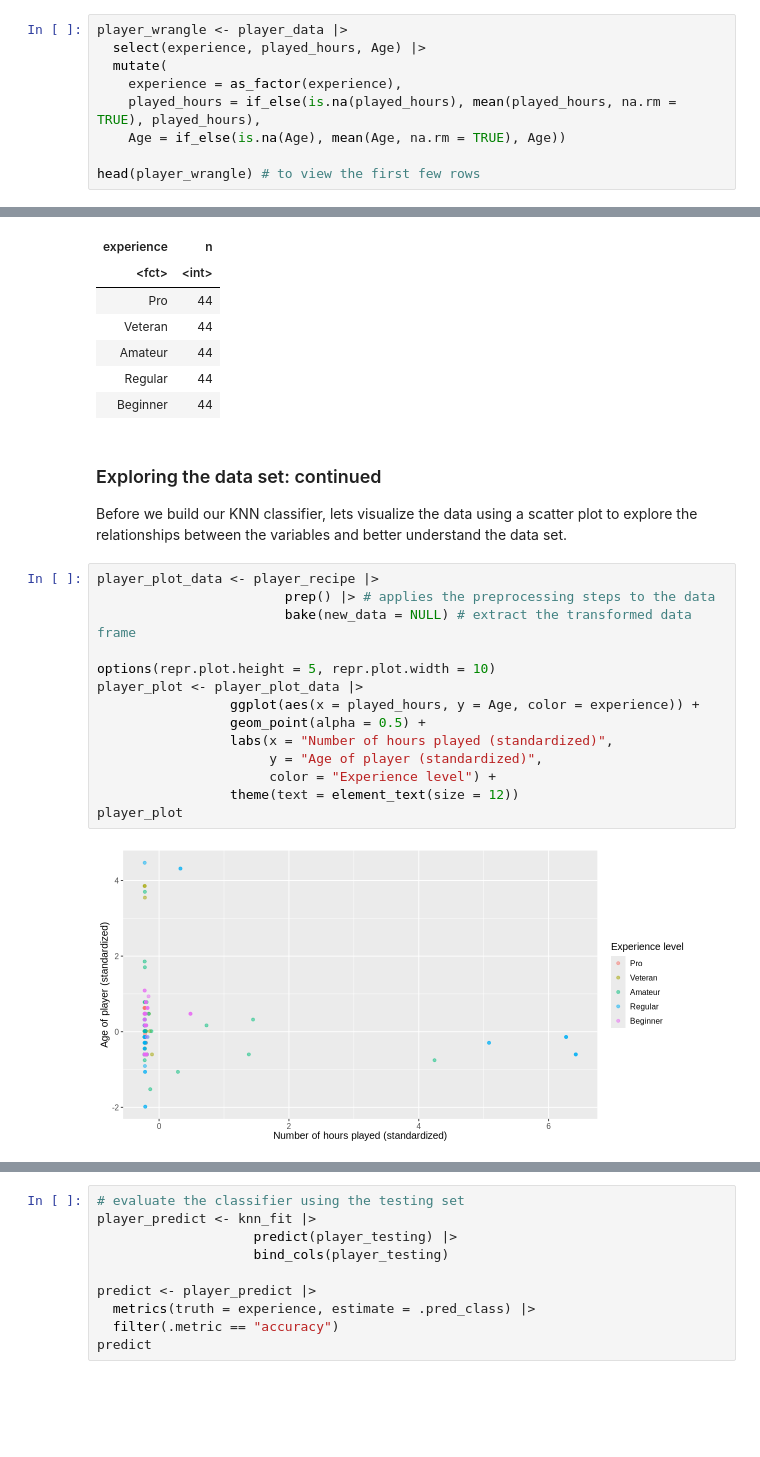
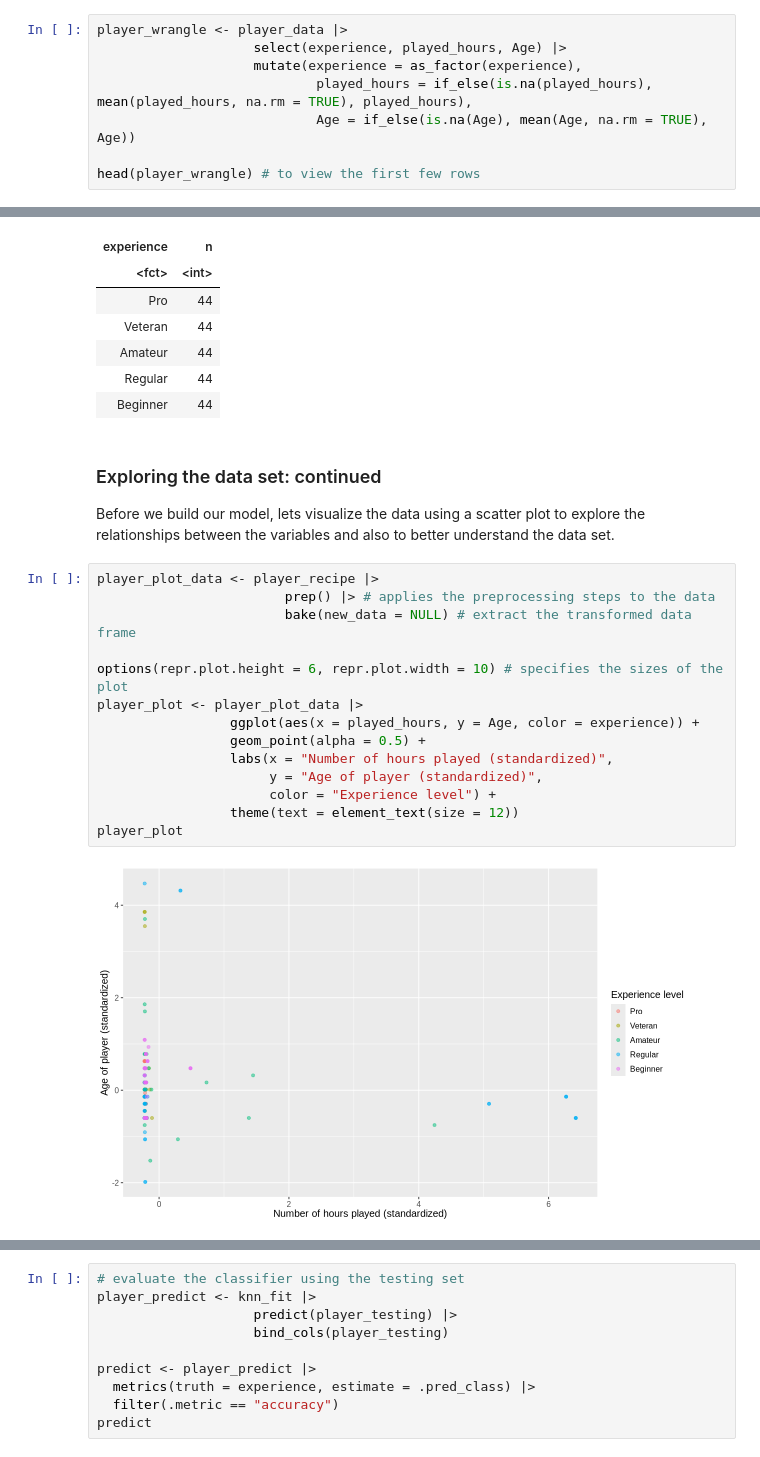
Before and after one commit to sophiaspark/dsci100_final_project, a Jupyter notebook: final_project.ipynb, the cells around one changed output, grey strips where cells are left out. Saved outputs shown, nothing was run; the diff lists cells and outputs as text; blank space fills up the shorter version.

Commit message:
Completed the rough draft of the project
The rough draft of the project is completed. Next I will go over it again to polish and check for grammar before submitting.

```diff
--- a/final_project.ipynb
+++ b/final_project.ipynb
@@ -97,10 +106,9 @@ The results are assigned to an object called player_wrangle
 # %%
 player_wrangle <- player_data |>
-  select(experience, played_hours, Age) |>
-  mutate(
-    experience = as_factor(experience),
-    played_hours = if_else(is.na(played_hours), mean(played_hours, na.rm = TRUE), played_hours),
-    Age = if_else(is.na(Age), mean(Age, na.rm = TRUE), Age))
+                    select(experience, played_hours, Age) |>
+                    mutate(experience = as_factor(experience),
+                            played_hours = if_else(is.na(played_hours), mean(played_hours, na.rm = TRUE), played_hours),
+                            Age = if_else(is.na(Age), mean(Age, na.rm = TRUE), Age))
 
 head(player_wrangle) # to view the first few rows
 # %% [output]
@@ -172,21 +178,21 @@ A tibble: 5 × 2
 # %% [markdown]
 ### Exploring the data set: continued
 
-Before we build our KNN classifier, lets visualize the data using a scatter plot to explore the relationships between the variables and better understand the data set.
+Before we build our model, lets visualize the data using a scatter plot to explore the relationships between the variables and also to better understand the data set.
 # %%
 player_plot_data <- player_recipe |>
                         prep() |> # applies the preprocessing steps to the data
                         bake(new_data = NULL) # extract the transformed data frame
 
-options(repr.plot.height = 5, repr.plot.width = 10)
+options(repr.plot.height = 6, repr.plot.width = 10) # specifies the sizes of the plot
 player_plot <- player_plot_data |>
                  ggplot(aes(x = played_hours, y = Age, color = experience)) +
                  geom_point(alpha = 0.5) +
                  labs(x = "Number of hours played (standardized)",
                       y = "Age of player (standardized)",
                       color = "Experience level") +
                  theme(text = element_text(size = 12))
 player_plot
 # %% [output]
-[figure, old version]
+[figure, new version]
 # %% [markdown]
```
Also changed, not shown: parts of 16 cells of this notebook.
